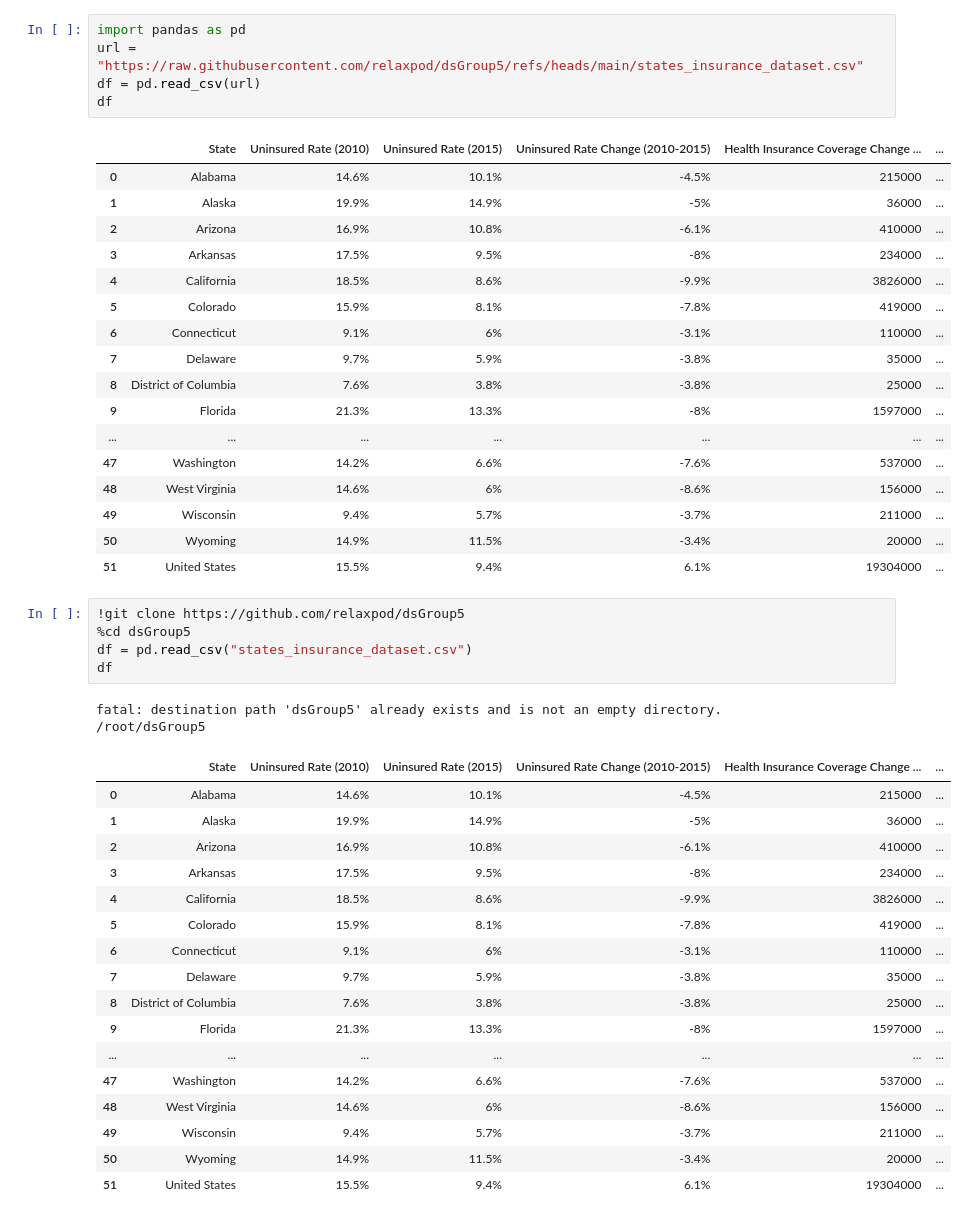
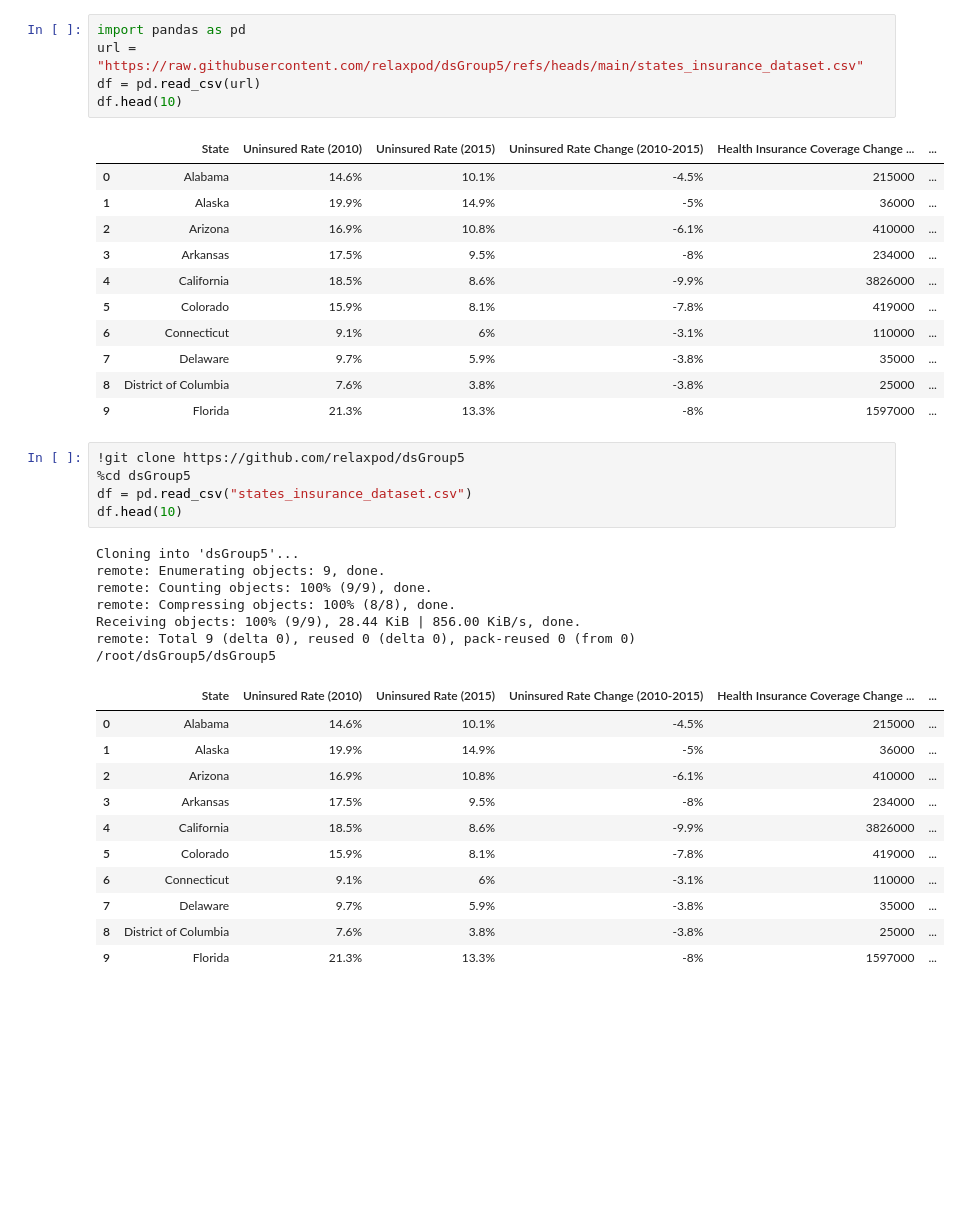
Before and after one commit to relaxpod/dsGroup5, a Jupyter notebook: DTSC1302_Project.ipynb, the cells around one changed output. Drawn from its saved outputs; the diff is of its cells as text; blank space fills up the shorter version.

```diff
--- a/DTSC1302_Project.ipynb
+++ b/DTSC1302_Project.ipynb
@@ -3,34 +3,33 @@
 # %%
 import pandas as pd
 url = "https://raw.githubusercontent.com/relaxpod/dsGroup5/refs/heads/main/states_insurance_dataset.csv"
 df = pd.read_csv(url)
-df
+df.head(10)
 # %% [output]
 |  | State | Uninsured Rate (2010) | Uninsured Rate (2015) | Uninsured Rate Change (2010-2015) | Health Insurance Coverage Change ... | ... |
 | 0 | Alabama | 14.6% | 10.1% | -4.5% | 215000 | ... |
 | 1 | Alaska | 19.9% | 14.9% | -5% | 36000 | ... |
 | 2 | Arizona | 16.9% | 10.8% | -6.1% | 410000 | ... |
 | 3 | Arkansas | 17.5% | 9.5% | -8% | 234000 | ... |
 | 4 | California | 18.5% | 8.6% | -9.9% | 3826000 | ... |
 | 5 | Colorado | 15.9% | 8.1% | -7.8% | 419000 | ... |
 | 6 | Connecticut | 9.1% | 6% | -3.1% | 110000 | ... |
 | 7 | Delaware | 9.7% | 5.9% | -3.8% | 35000 | ... |
 | 8 | District of Columbia | 7.6% | 3.8% | -3.8% | 25000 | ... |
 | 9 | Florida | 21.3% | 13.3% | -8% | 1597000 | ... |
-| ... | ... | ... | ... | ... | ... | ... |
-| 47 | Washington | 14.2% | 6.6% | -7.6% | 537000 | ... |
-| 48 | West Virginia | 14.6% | 6% | -8.6% | 156000 | ... |
-| 49 | Wisconsin | 9.4% | 5.7% | -3.7% | 211000 | ... |
-| 50 | Wyoming | 14.9% | 11.5% | -3.4% | 20000 | ... |
-| 51 | United States | 15.5% | 9.4% | 6.1% | 19304000 | ... |
 # %%
 !git clone https://github.com/relaxpod/dsGroup5
 %cd dsGroup5
 df = pd.read_csv("states_insurance_dataset.csv")
-df
+df.head(10)
 # %% [output]
-fatal: destination path 'dsGroup5' already exists and is not an empty directory.
-/root/dsGroup5
+Cloning into 'dsGroup5'...
+remote: Enumerating objects: 9, done.
+remote: Counting objects: 100% (9/9), done.
+remote: Compressing objects: 100% (8/8), done.
+Receiving objects: 100% (9/9), 28.44 KiB | 856.00 KiB/s, done.
+remote: Total 9 (delta 0), reused 0 (delta 0), pack-reused 0 (from 0)
+/root/dsGroup5/dsGroup5
 |  | State | Uninsured Rate (2010) | Uninsured Rate (2015) | Uninsured Rate Change (2010-2015) | Health Insurance Coverage Change ... | ... |
 | 0 | Alabama | 14.6% | 10.1% | -4.5% | 215000 | ... |
 | 1 | Alaska | 19.9% | 14.9% | -5% | 36000 | ... |
@@ -42,9 +41,3 @@ fatal: destination path 'dsGroup5' already exists and is not an empty directory.
 | 7 | Delaware | 9.7% | 5.9% | -3.8% | 35000 | ... |
 | 8 | District of Columbia | 7.6% | 3.8% | -3.8% | 25000 | ... |
 | 9 | Florida | 21.3% | 13.3% | -8% | 1597000 | ... |
-| ... | ... | ... | ... | ... | ... | ... |
-| 47 | Washington | 14.2% | 6.6% | -7.6% | 537000 | ... |
-| 48 | West Virginia | 14.6% | 6% | -8.6% | 156000 | ... |
-| 49 | Wisconsin | 9.4% | 5.7% | -3.7% | 211000 | ... |
-| 50 | Wyoming | 14.9% | 11.5% | -3.4% | 20000 | ... |
-| 51 | United States | 15.5% | 9.4% | 6.1% | 19304000 | ... |
```
